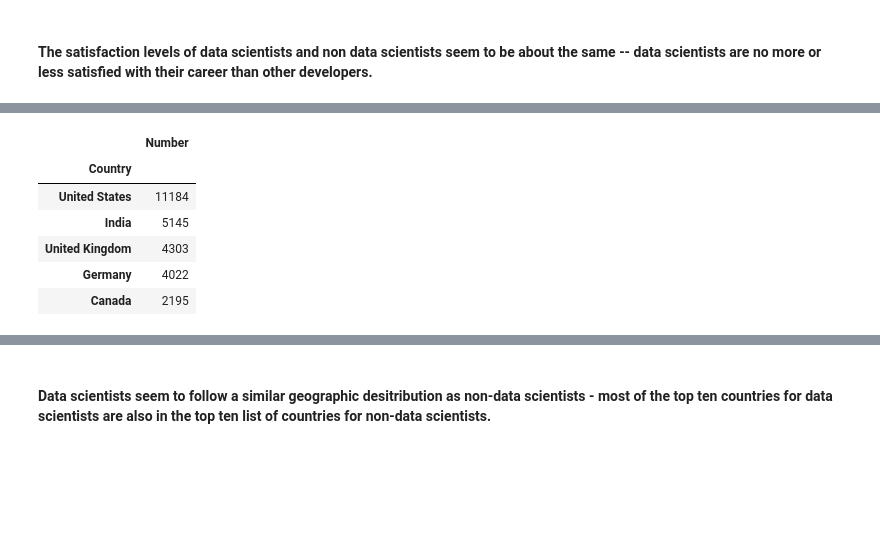
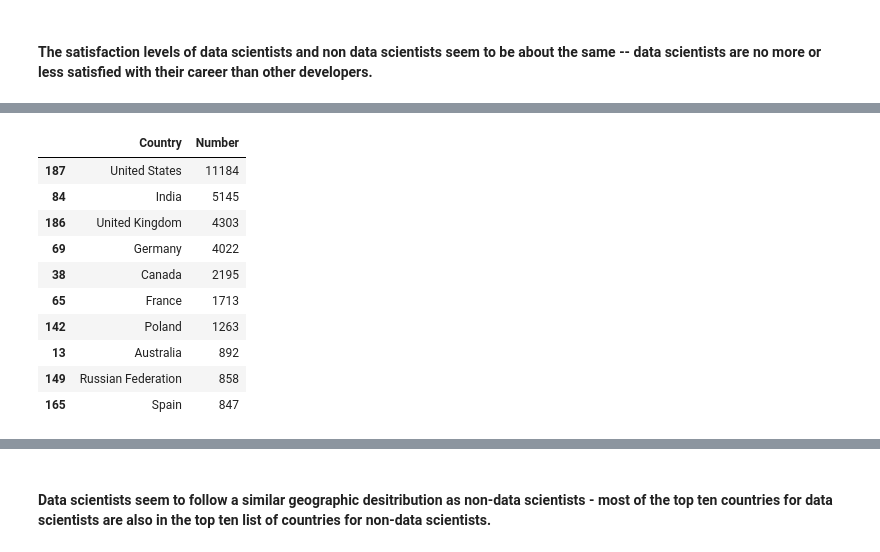
Before and after one commit to kwong0124/EDA_Project_SODevSurvey, a Jupyter notebook: EDA_Project_StackOverflowSurvey.ipynb, the cells around one changed output, grey strips where cells are left out. Saved outputs shown, nothing was run; the diff lists cells and outputs as text; code cells hidden in the pictures; blank space fills up the shorter version.

```diff
--- a/EDA_Project_StackOverflowSurvey.ipynb
+++ b/EDA_Project_StackOverflowSurvey.ipynb
@@ -47,7 +52,6 @@ narrow_data.head()
 | 4 | Professional developer | Switzerland | Employed full-time | Master's degree | Computer science or software engi... | Never | 10 to 19 employees | ... |
 # %%
 def find_ds(a_string):
-    '''Takes a string and looks for the words "Data scientist", if so, returns the row'''
     try:
         if re.search(r'Data scientist', a_string):
             return 1
@@ -92,7 +97,6 @@ ds_countries = ds_countries.sort_values(['Number'], axis=0, ascending=False)
 # %%
 nonds_countries = non_ds_data.groupby('Country')['Professional'].count().reset_index()
 nonds_countries.columns = ['Country', 'Number']
-nonds_countries.set_index('Country', inplace=True)
 nonds_countries = nonds_countries.sort_values(['Number'], axis=0, ascending=False)
 # %%
 ds_countries = ds_countries[ds_countries.Number >= 10]
@@ -110,10 +118,14 @@ ds_countries.head()
 # %%
-nonds_countries.head()
+nonds_countries.head(10)
 # %% [output]
-|  | Number |
-| Country |  |
-| United States | 11184 |
-| India | 5145 |
-| United Kingdom | 4303 |
-| Germany | 4022 |
-| Canada | 2195 |
+|  | Country | Number |
+| 187 | United States | 11184 |
+| 84 | India | 5145 |
+| 186 | United Kingdom | 4303 |
+| 69 | Germany | 4022 |
+| 38 | Canada | 2195 |
+| 65 | France | 1713 |
+| 142 | Poland | 1263 |
+| 13 | Australia | 892 |
+| 149 | Russian Federation | 858 |
+| 165 | Spain | 847 |
```
Also changed, not shown: parts of 40 cells of this notebook, 1 other file.
